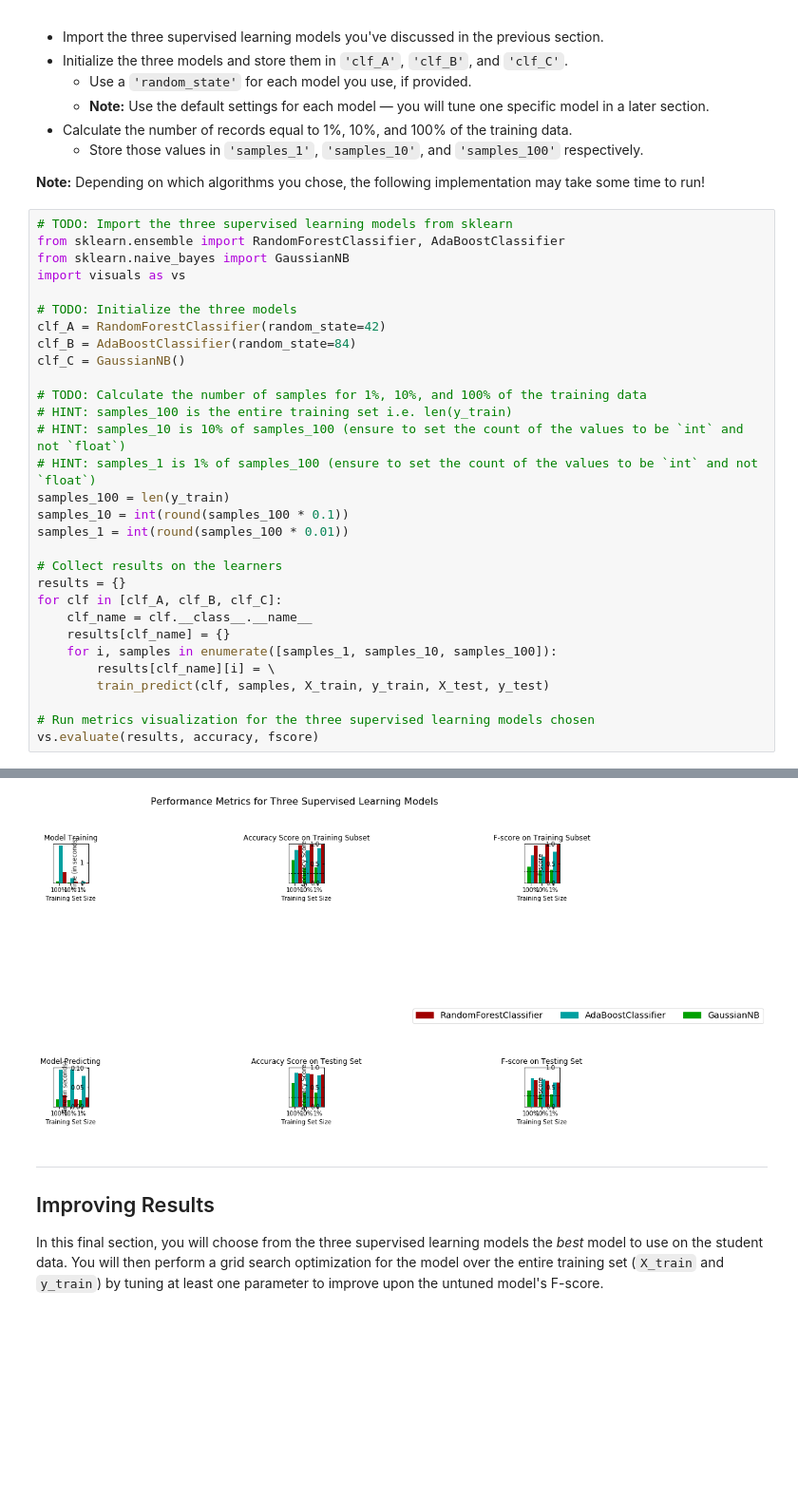
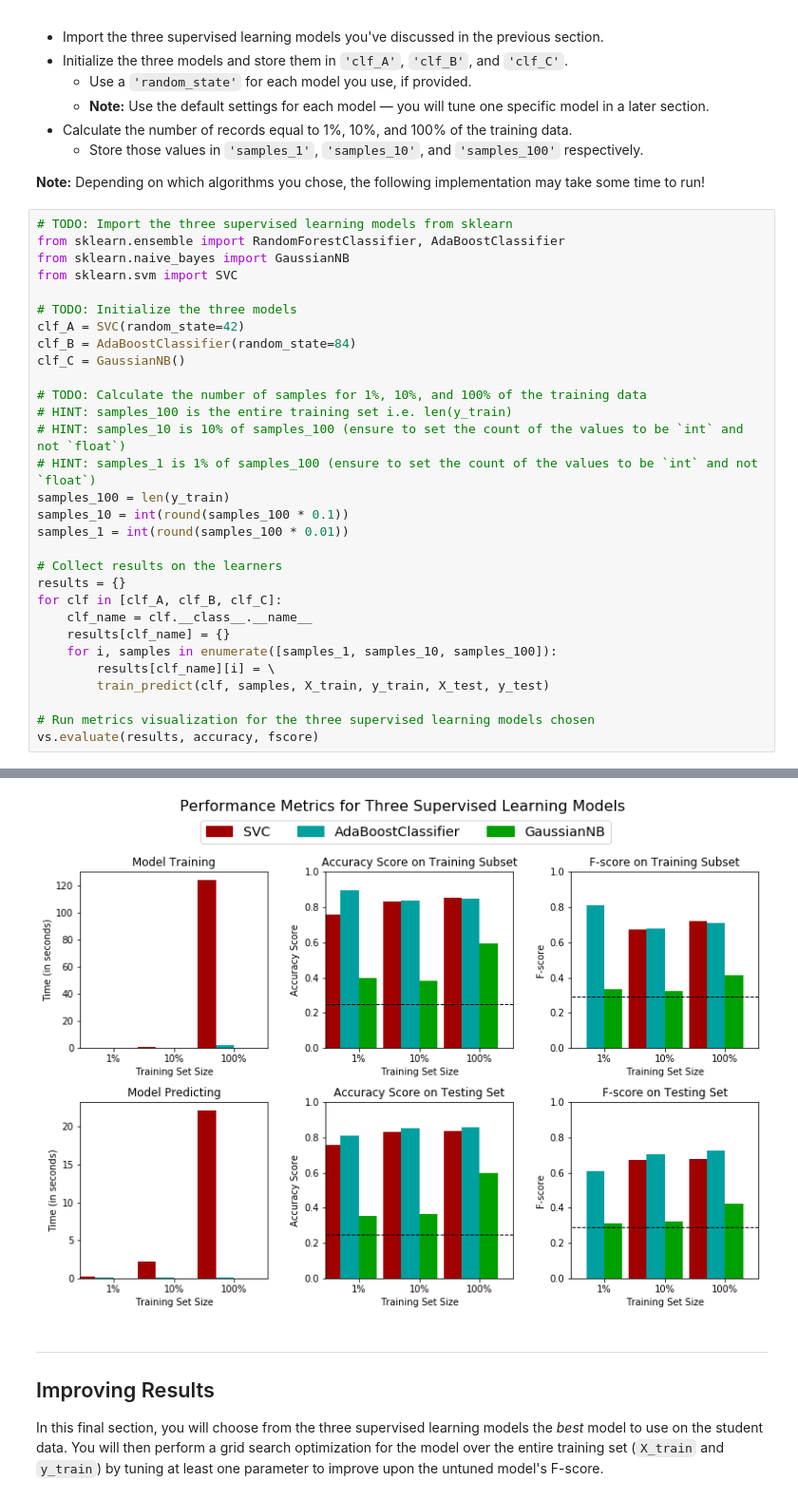
Before and after one commit to edvalente/ml-nanodegree, a Jupyter notebook: finding_donors/finding_donors.ipynb, the cells around one changed output, grey strips where cells are left out. Shown: that part at 95% size. Cells and saved outputs as stored; diff of their text form; blank space fills up the shorter version.

Commit message:
Fixes visuals.evaluate to plot correct graphs

```diff
--- a/finding_donors/finding_donors.ipynb
+++ b/finding_donors/finding_donors.ipynb
@@ -383,10 +383,10 @@ In the code cell, you will need to implement the following:
 # TODO: Import the three supervised learning models from sklearn
 from sklearn.ensemble import RandomForestClassifier, AdaBoostClassifier
 from sklearn.naive_bayes import GaussianNB
-import visuals as vs
+from sklearn.svm import SVC
 
 # TODO: Initialize the three models
-clf_A = RandomForestClassifier(random_state=42)
+clf_A = SVC(random_state=42)
 clf_B = AdaBoostClassifier(random_state=84)
 clf_C = GaussianNB()
 
@@ -416,10 +416,10 @@ RandomForestClassifier trained on 36177 samples.
 AdaBoostClassifier trained on 362 samples.
 AdaBoostClassifier trained on 3618 samples.
 AdaBoostClassifier trained on 36177 samples.
 GaussianNB trained on 362 samples.
 GaussianNB trained on 3618 samples.
 GaussianNB trained on 36177 samples.
-[figure, old version]
+[figure, new version]
 # %% [markdown]
 ----
 ## Improving Results
```
Also changed, not shown: parts of 2 cells of this notebook, 1 other file.
